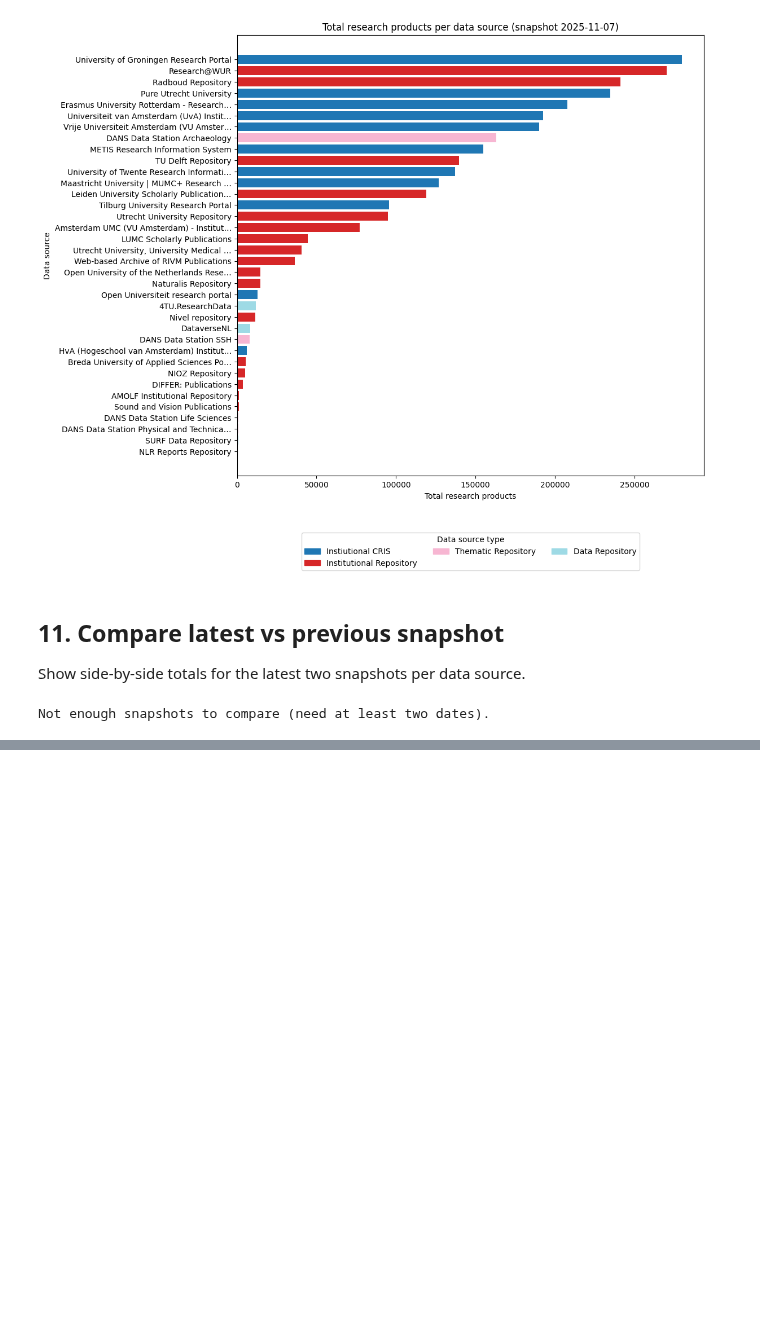
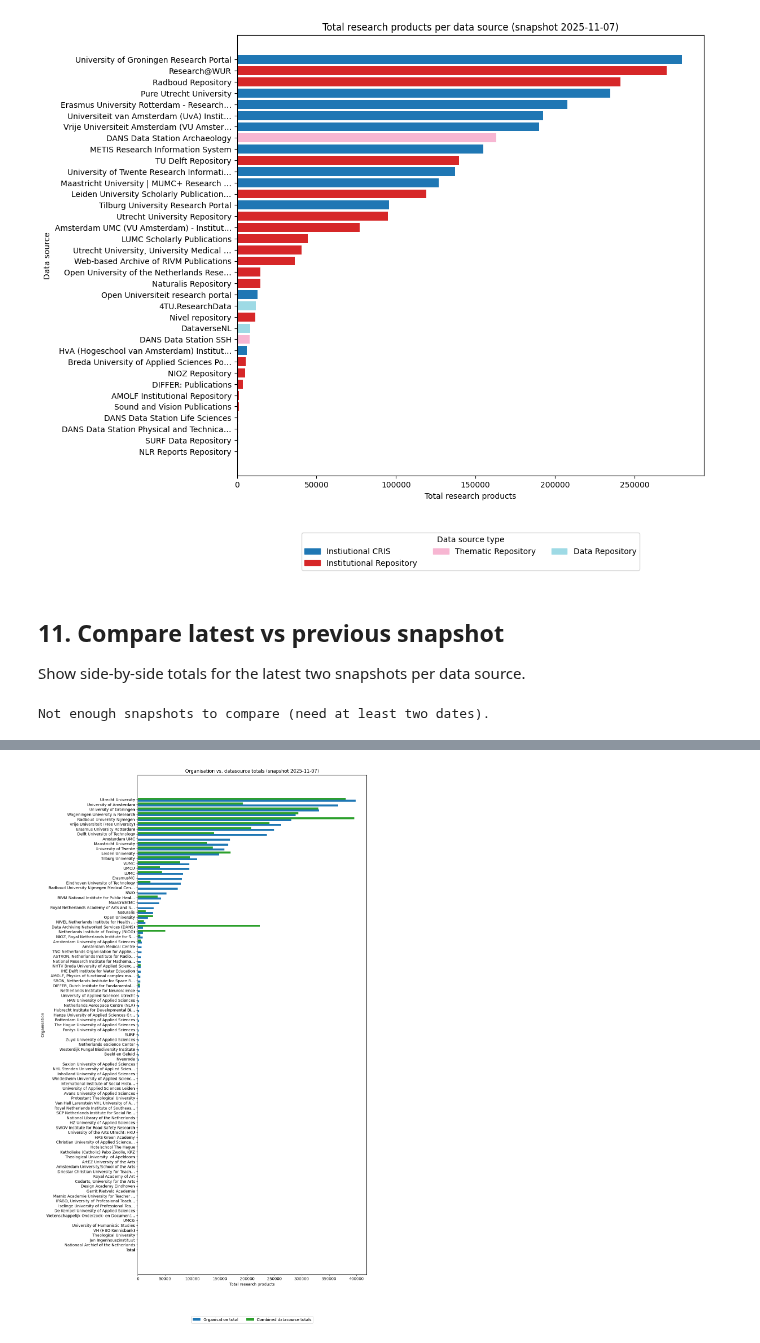
Before and after one commit to surf-ori/dutch-sources, a Jupyter notebook: overview-stats.ipynb, the cells around one changed output, grey strips where cells are left out. Cells and saved outputs as stored; diff of their text form; code cells hidden in the pictures; blank space fills up the shorter version.

Commit message:
added organisation vs datasource comparison chart

```diff
--- a/overview-stats.ipynb
+++ b/overview-stats.ipynb
@@ -1103,0 +1107,84 @@ Not enough snapshots to compare (need at least two dates).
+# %%
+history_path = DATA_DIR / "nl_orgs_openaire_datasources_numFound_history.xlsx"
+datasources_path = DATA_DIR / "nl_orgs_openaire_datasources.xlsx"
+orgs_path = DATA_DIR / "nl_orgs_openaire.xlsx"
+if not (history_path.exists() and datasources_path.exists() and orgs_path.exists()):
+    print("One or more required files are missing. Please run Steps 3, 7, and 8 before this comparison.")
+else:
+    history_df = pd.read_excel(history_path)
+    datasources_df = pd.read_excel(datasources_path)
+    orgs_df = pd.read_excel(orgs_path)
+
+    numeric_columns = [
+        "Total Research Products",
+        *PRODUCT_TYPE_LABELS.values(),
+    ]
+    for column in numeric_columns:
+        if column in history_df.columns:
+            history_df[column] = pd.to_numeric(history_df[column], errors="coerce")
+        if column in orgs_df.columns:
+            orgs_df[column] = pd.to_numeric(orgs_df[column], errors="coerce")
+
+    history_df["date_retrieved"] = pd.to_datetime(history_df["date_retrieved"], errors="coerce")
+    latest_date = history_df["date_retrieved"].max()
+    datasource_latest = history_df[history_df["date_retrieved"] == latest_date].copy()
+
+    if datasource_latest.empty:
+        print("No datasource snapshot found for comparison.")
+    else:
+        datasource_latest["Total Research Products"] = datasource_latest["Total Research Products"].fillna(0)
+        link_df = datasources_df[["OpenAIRE_DataSource_ID", "OpenAIRE_ORG_ID"]].copy()
+        mapped = link_df.merge(
+            datasource_latest[["OpenAIRE_DataSource_ID", "Total Research Products"]],
+            on="OpenAIRE_DataSource_ID",
+            how="left",
+        )
+        mapped["Total Research Products"] = mapped["Total Research Products"].fillna(0)
+        datasource_by_org = mapped.groupby("OpenAIRE_ORG_ID")["Total Research Products"].sum()
+
+        org_totals = orgs_df[["name", "OpenAIRE_ORG_ID", "Total Research Products"]].copy()
+        org_totals["Total Research Products"] = org_totals["Total Research Products"].fillna(0)
+        org_totals["Datasource totals"] = org_totals["OpenAIRE_ORG_ID"].map(datasource_by_org).fillna(0)
+
+        if org_totals.empty:
+            print("Organisation totals not available for comparison.")
+        else:
+            org_totals = org_totals.sort_values("Total Research Products", ascending=False)
+            max_label_length = 40
+            display_names = org_totals["name"].astype(str).apply(
+                lambda text: text if len(text) <= max_label_length else text[: max_label_length - 1] + "…"
+            )
+            indices = range(len(org_totals))
+            bar_height = 0.4
+
+            fig, ax = plt.subplots(figsize=(12, 20))
+            ax.barh(
+                [i + bar_height / 2 for i in indices],
+                org_totals["Total Research Products"],
+                height=bar_height,
+                color="#1f77b4",
+                label="Organisation total",
+            )
+            ax.barh(
+                [i - bar_height / 2 for i in indices],
+                org_totals["Datasource totals"],
+                height=bar_height,
+                color="#2ca02c",
+                label="Combined datasource totals",
+            )
+
+            ax.set_yticks(list(indices))
+            ax.set_yticklabels(display_names)
+            ax.set_xlabel("Total research products")
+            ax.set_ylabel("Organisation")
+            ax.set_title(
+                f"Organisation vs. datasource totals (snapshot {latest_date.date()})"
+            )
+            ax.legend(loc="upper center", bbox_to_anchor=(0.5, -0.08), ncol=2)
+            ax.invert_yaxis()
+            fig.tight_layout()
+            org_vs_ds_path = IMG_DIR / "org_vs_datasources.png"
+            fig.savefig(org_vs_ds_path, dpi=200, bbox_inches="tight")
+            print(f"Saved organisation vs datasource comparison chart to {org_vs_ds_path}")
+            plt.show()
+# %% [output]
@@ -1103,0 +1192 @@ Not enough snapshots to compare (need at least two dates).
+[figure, added]
```
Also changed, not shown: parts of 2 cells of this notebook.
